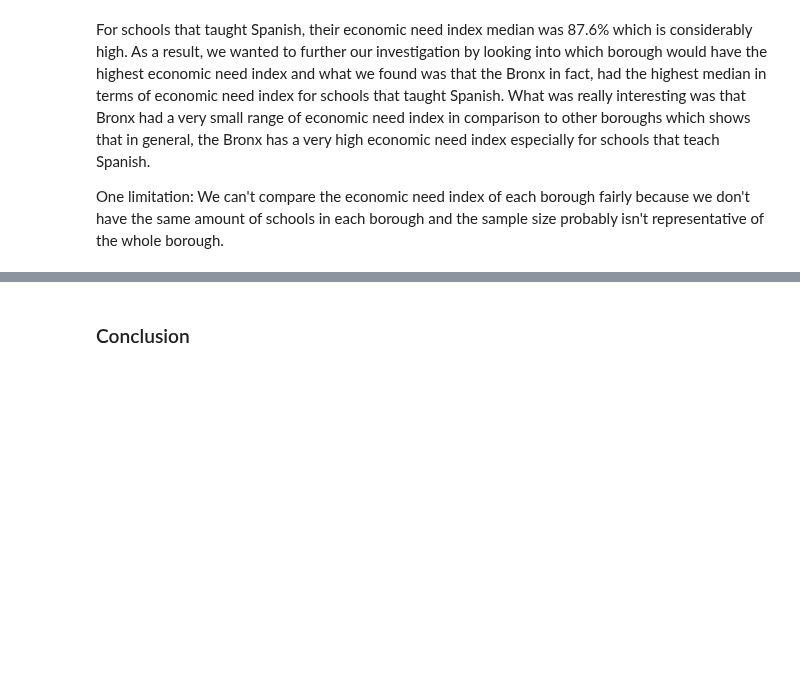
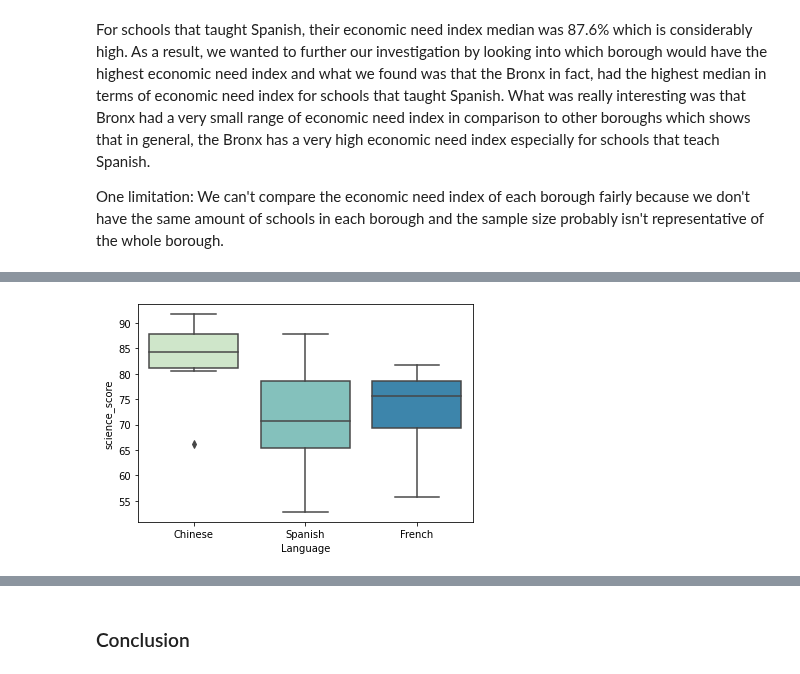
Before and after one commit to gaby-chu/info2950, a Jupyter notebook: project/phase_iv-FINAL.ipynb, the cells around one changed output, grey strips where cells are left out. Cells and saved outputs as stored; diff of their text form; code cells hidden in the pictures; blank space fills up the shorter version.

```diff
--- a/project/phase_iv-FINAL.ipynb
+++ b/project/phase_iv-FINAL.ipynb
@@ -768,0 +811,4 @@ Limitations
+# %%
+sns.boxplot(x='Language',y='science_score',data=academic_performance_data, palette='GnBu');
+# %% [output]
+[figure, added]
```
Also changed, not shown: parts of 29 cells of this notebook, 1 other file.
